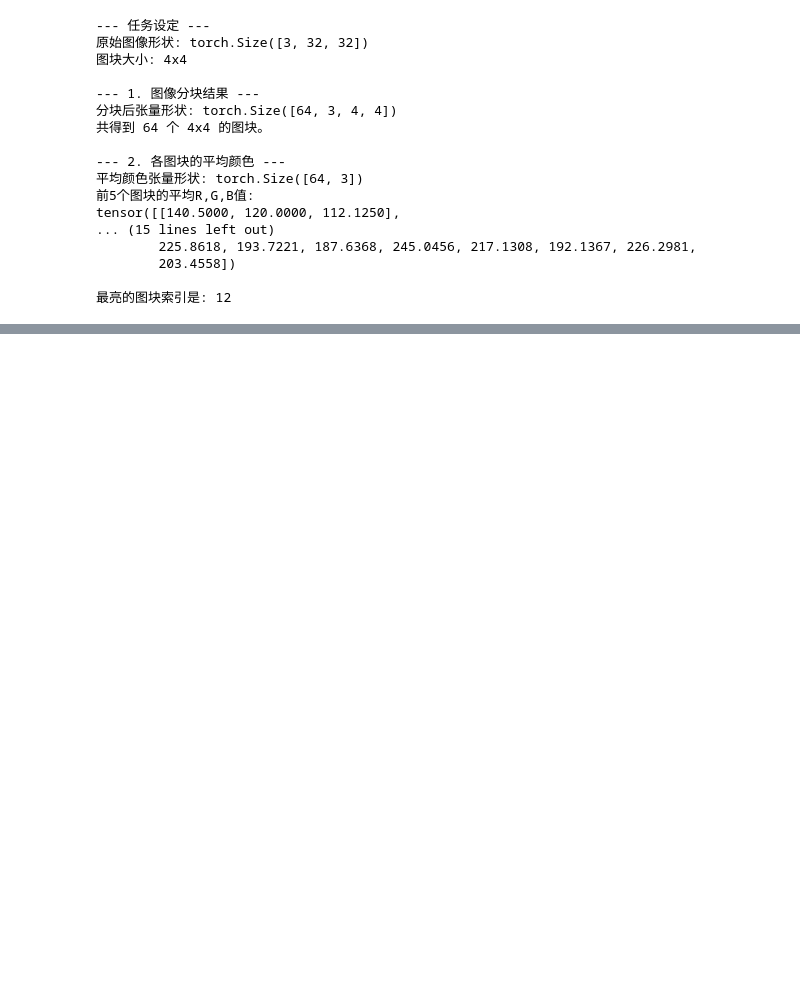
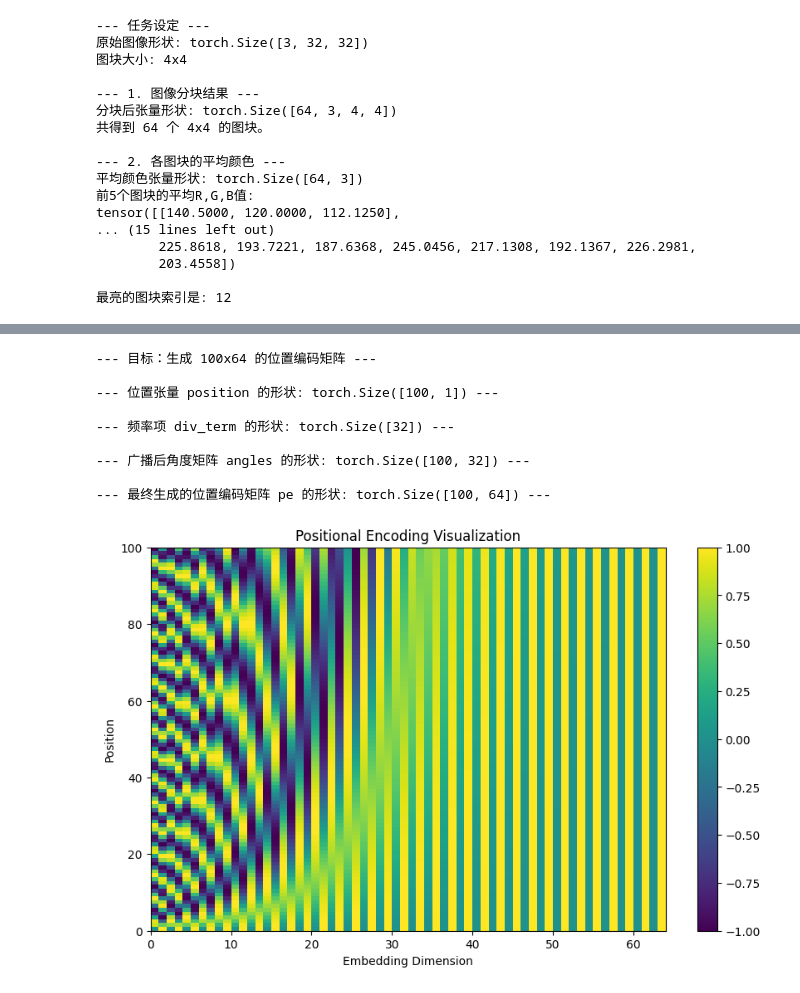
Before and after one commit to liuxiang09/PyTorch-Tensor-100, a Jupyter notebook: pytorch_tensor_100_answers.ipynb, the cells around one changed output, grey strips where cells are left out. Cells and saved outputs as stored; diff of their text form; code cells hidden in the pictures; blank space fills up the shorter version.

```diff
--- a/pytorch_tensor_100_answers.ipynb
+++ b/pytorch_tensor_100_answers.ipynb
@@ -1819,0 +2574,63 @@ tensor([[140.5000, 120.0000, 112.1250],
+# %%
+import math
+
+# 1. 设置参数
+max_seq_len = 100
+d_model = 64
+
+print(f"--- 目标：生成 {max_seq_len}x{d_model} 的位置编码矩阵 ---")
+
+# 2. 创建一个全零的目标矩阵
+pe = torch.zeros(max_seq_len, d_model)
+
+# 3. 创建位置张量 (pos)
+# shape: (max_seq_len, 1) -> (100, 1)
+position = torch.arange(0, max_seq_len, dtype=torch.float).unsqueeze(1)
+print(f"\n--- 位置张量 position 的形状: {position.shape} ---")
+
+# 4. 创建除法项 (10000^(2i/d_model))
+# 2i 的范围是 [0, 2, 4, ..., d_model-2]
+# div_term 旨在为不同维度提供不同的波长
+i = torch.arange(0, d_model, 2).float() # i 是维度索引的一半
+div_term = torch.pow(10000.0, i / d_model)
+print(f"\n--- 频率项 div_term 的形状: {div_term.shape} ---")
+
+# 5. 计算角度参数 (pos / div_term)
+# 这是广播的核心步骤
+# position (100, 1) * (1 / div_term) (32,)
+# -> 广播后形成 (100, 32) 的角度矩阵
+angles = position / div_term
+print(f"\n--- 广播后角度矩阵 angles 的形状: {angles.shape} ---")
+
+# 6. 计算正弦和余弦编码并交错填充
+# 将 sin 值填充到偶数索引列 (0, 2, 4, ...)
+pe[:, 0::2] = torch.sin(angles)
+# 将 cos 值填充到奇数索引列 (1, 3, 5, ...)
+pe[:, 1::2] = torch.cos(angles)
+
+print(f"\n--- 最终生成的位置编码矩阵 pe 的形状: {pe.shape} ---")
+
+# --- 可视化位置编码 ---
+# 这是一个常见的验证方法，可以直观地看到不同维度的波长变化
+try:
+    import matplotlib.pyplot as plt
+    plt.figure(figsize=(10, 6))
+    plt.pcolormesh(pe.numpy(), cmap='viridis')
+    plt.xlabel('Embedding Dimension')
+    plt.ylabel('Position')
+    plt.title('Positional Encoding Visualization')
+    plt.colorbar()
+    plt.show()
+except ImportError:
+    print("\n未安装 matplotlib，跳过可视化。可运行 `pip install matplotlib` 来查看。")
+# %% [output]
+--- 目标：生成 100x64 的位置编码矩阵 ---
+
+--- 位置张量 position 的形状: torch.Size([100, 1]) ---
+
+--- 频率项 div_term 的形状: torch.Size([32]) ---
+
+--- 广播后角度矩阵 angles 的形状: torch.Size([100, 32]) ---
+
+--- 最终生成的位置编码矩阵 pe 的形状: torch.Size([100, 64]) ---
+[figure, added]
```
Also changed, not shown: parts of 34 cells of this notebook, 1 other file.
